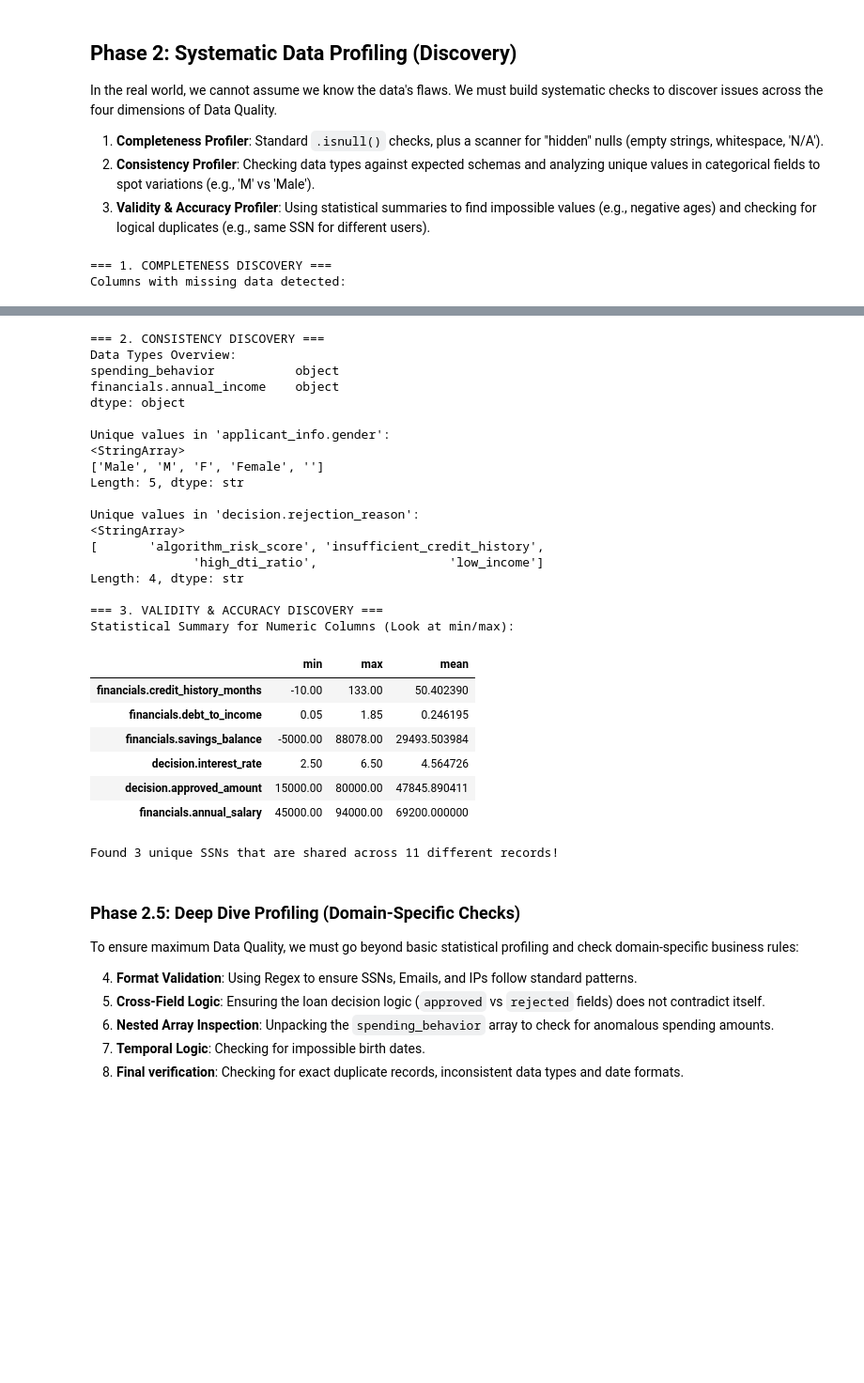
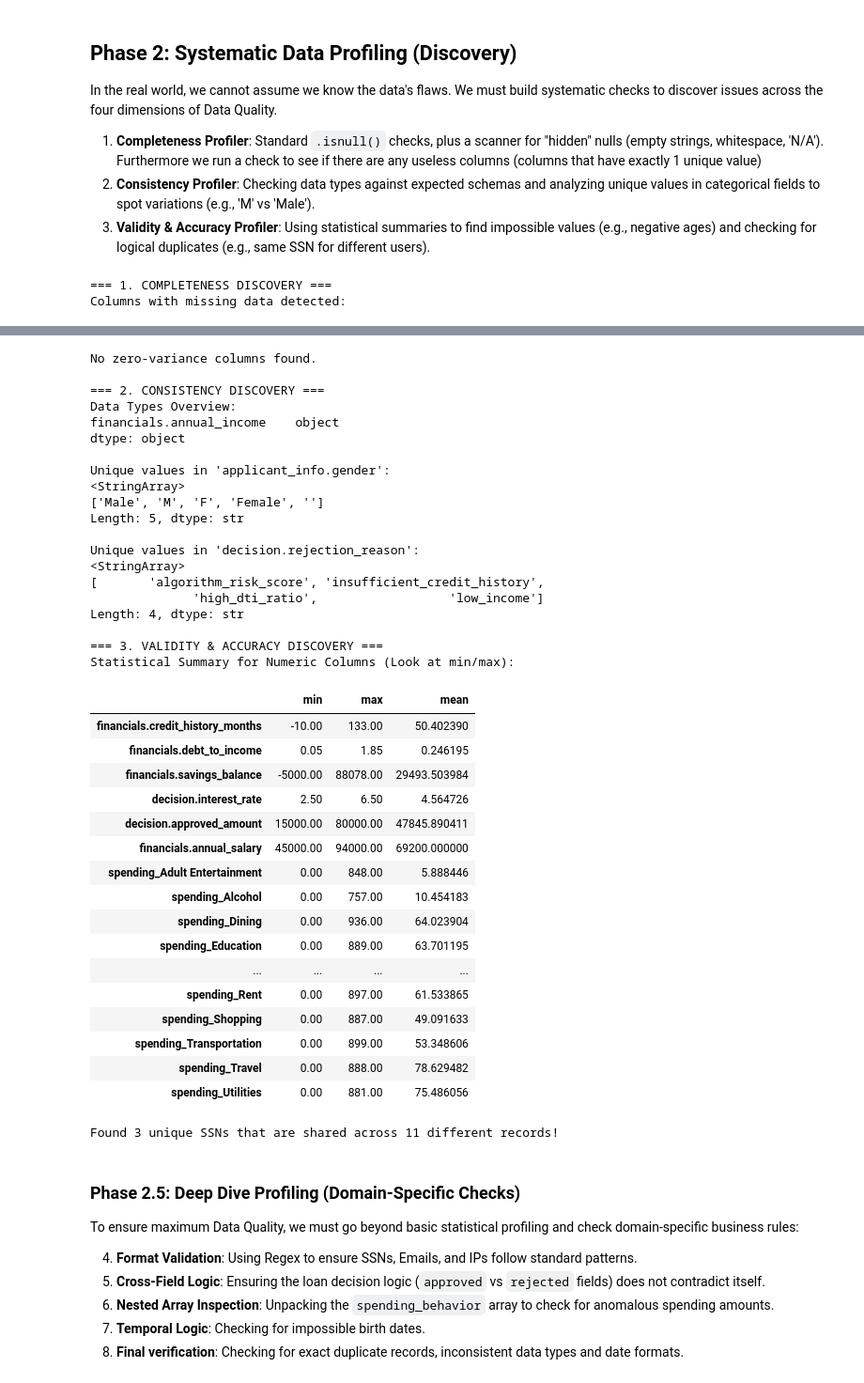
Before and after one commit to Luciamusizzano/dego-project-team1, a Jupyter notebook: notebooks/01-data-quality.ipynb, the cells around one changed output, grey strips where cells are left out. Shown at 94% size. Saved outputs shown, nothing was run; the diff lists cells and outputs as text; code cells hidden in the pictures; blank space fills up the shorter version.

```diff
--- a/notebooks/01-data-quality.ipynb
+++ b/notebooks/01-data-quality.ipynb
@@ -39,15 +41,41 @@ The original dataset is provided in a nested JSON format (e.g., `applicant_info`
 # %%
+print("=== PHASE 1: DATA INGESTION & ADVANCED FLATTENING ===")
 file_path = '../data/raw/raw_credit_applications.json'
 
-# Uploading the JSON file
 with open(file_path, 'r') as file:
     raw_data = json.load(file)
 
-# Flattening: let's extract the nested dictionaries in single columns
+# 1. Standard Flattening
 df = pd.json_normalize(raw_data)
 
-print("Phase 1 Completed: Data successfully loaded and flattened.")
-print(f"Dataset Shape: {df.shape[0]} records (rows) and {df.shape[1]} attributes (columns).")
+# 2. Advanced Flattening: Explode spending_behavior immediately
+if 'spending_behavior' in df.columns:
+    print("Unpacking nested spending behaviors...")
+    exploded = df.explode('spending_behavior')
 
+    # Extract category and amount
+    exploded['spend_category'] = exploded['spending_behavior'].apply(lambda x: x.get('category') if isinstance(x, dict) else None)
+    exploded['spend_amount'] = exploded['spending_behavior'].apply(lambda x: x.get('amount') if isinstance(x, dict) else 0)
+
+    # Pivot into separate columns
+    spending_pivot = exploded.pivot_table(
+        index='_id',
+        columns='spend_category',
+        values='spend_amount',
+        aggfunc='sum',
+        fill_value=0
+    )
+    spending_pivot.columns = [f'spending_{col}' for col in spending_pivot.columns]
+
+    # Merge back and drop the original nested column
+    df = df.merge(spending_pivot, on='_id', how='left')
+    df.drop(columns=['spending_behavior'], inplace=True)
+
+    # Ensure any missing spending values are set to 0
+    for col in spending_pivot.columns:
+        df[col] = df[col].fillna(0)
+
+print("Data successfully loaded and flattened.")
+print(f"Dataset Shape: {df.shape[0]} records and {df.shape[1]} attributes.")
 display(df.head(5))
 # %% [output]
@@ -64,7 +94,7 @@ Dataset Shape: 502 records (rows) and 21 attributes (columns).
 ## Phase 2: Systematic Data Profiling (Discovery)
 In the real world, we cannot assume we know the data's flaws. We must build systematic checks to discover issues across the four dimensions of Data Quality.
 
-1. **Completeness Profiler**: Standard `.isnull()` checks, plus a scanner for "hidden" nulls (empty strings, whitespace, 'N/A').
+1. **Completeness Profiler**: Standard `.isnull()` checks, plus a scanner for "hidden" nulls (empty strings, whitespace, 'N/A'). Furthermore we run a check to see if there are any useless columns (columns that have exactly 1 unique value)
 2. **Consistency Profiler**: Checking data types against expected schemas and analyzing unique values in categorical fields to spot variations (e.g., 'M' vs 'Male').
 3. **Validity & Accuracy Profiler**: Using statistical summaries to find impossible values (e.g., negative ages) and checking for logical duplicates (e.g., same SSN for different users).
 # %%
@@ -82,6 +112,15 @@ completeness_df = pd.DataFrame({
 })
 print("Columns with missing data detected:")
 display(completeness_df[completeness_df['Total Missing'] > 0].sort_values(by='Total Missing', ascending=False))
+
+# Check if any column has exactly 1 unique value (e.g., all 0s)
+zero_variance_cols = [col for col in df.columns if df[col].nunique() <= 1]
+
+if zero_variance_cols:
+    print(f"Found {len(zero_variance_cols)} columns with zero variance (no useful information):")
+    print(zero_variance_cols)
+else:
+    print("No zero-variance columns found.")
 
 
 print("\n=== 2. CONSISTENCY DISCOVERY ===")
@@ -123,34 +162,45 @@ Columns with missing data detected:
 | applicant_info.ssn | 5 | 0 | 5 |
 | financials.annual_income | 5 | 0 | 5 |
 | applicant_info.date_of_birth | 1 | 4 | 5 |
 | applicant_info.gender | 1 | 2 | 3 |
 | applicant_info.zip_code | 1 | 1 | 2 |
+No zero-variance columns found.
+
 === 2. CONSISTENCY DISCOVERY ===
 Data Types Overview:
-spending_behavior           object
 financials.annual_income    object
 dtype: object
 
 Unique values in 'applicant_info.gender':
 <StringArray>
 ['Male', 'M', 'F', 'Female', '']
 Length: 5, dtype: str
 
 Unique values in 'decision.rejection_reason':
 <StringArray>
 [       'algorithm_risk_score', 'insufficient_credit_history',
               'high_dti_ratio',                  'low_income']
 Length: 4, dtype: str
 
 === 3. VALIDITY & ACCURACY DISCOVERY ===
 Statistical Summary for Numeric Columns (Look at min/max):
 |  | min | max | mean |
 | financials.credit_history_months | -10.00 | 133.00 | 50.402390 |
 | financials.debt_to_income | 0.05 | 1.85 | 0.246195 |
 | financials.savings_balance | -5000.00 | 88078.00 | 29493.503984 |
 | decision.interest_rate | 2.50 | 6.50 | 4.564726 |
 | decision.approved_amount | 15000.00 | 80000.00 | 47845.890411 |
 | financials.annual_salary | 45000.00 | 94000.00 | 69200.000000 |
+| spending_Adult Entertainment | 0.00 | 848.00 | 5.888446 |
+| spending_Alcohol | 0.00 | 757.00 | 10.454183 |
+| spending_Dining | 0.00 | 936.00 | 64.023904 |
+| spending_Education | 0.00 | 889.00 | 63.701195 |
+| ... | ... | ... | ... |
+| spending_Rent | 0.00 | 897.00 | 61.533865 |
+| spending_Shopping | 0.00 | 887.00 | 49.091633 |
+| spending_Transportation | 0.00 | 899.00 | 53.348606 |
+| spending_Travel | 0.00 | 888.00 | 78.629482 |
+| spending_Utilities | 0.00 | 881.00 | 75.486056 |
 Found 3 unique SSNs that are shared across 11 different records!
 # %% [markdown]
 ### Phase 2.5: Deep Dive Profiling (Domain-Specific Checks)
```
Also changed, not shown: parts of 4 cells of this notebook.
